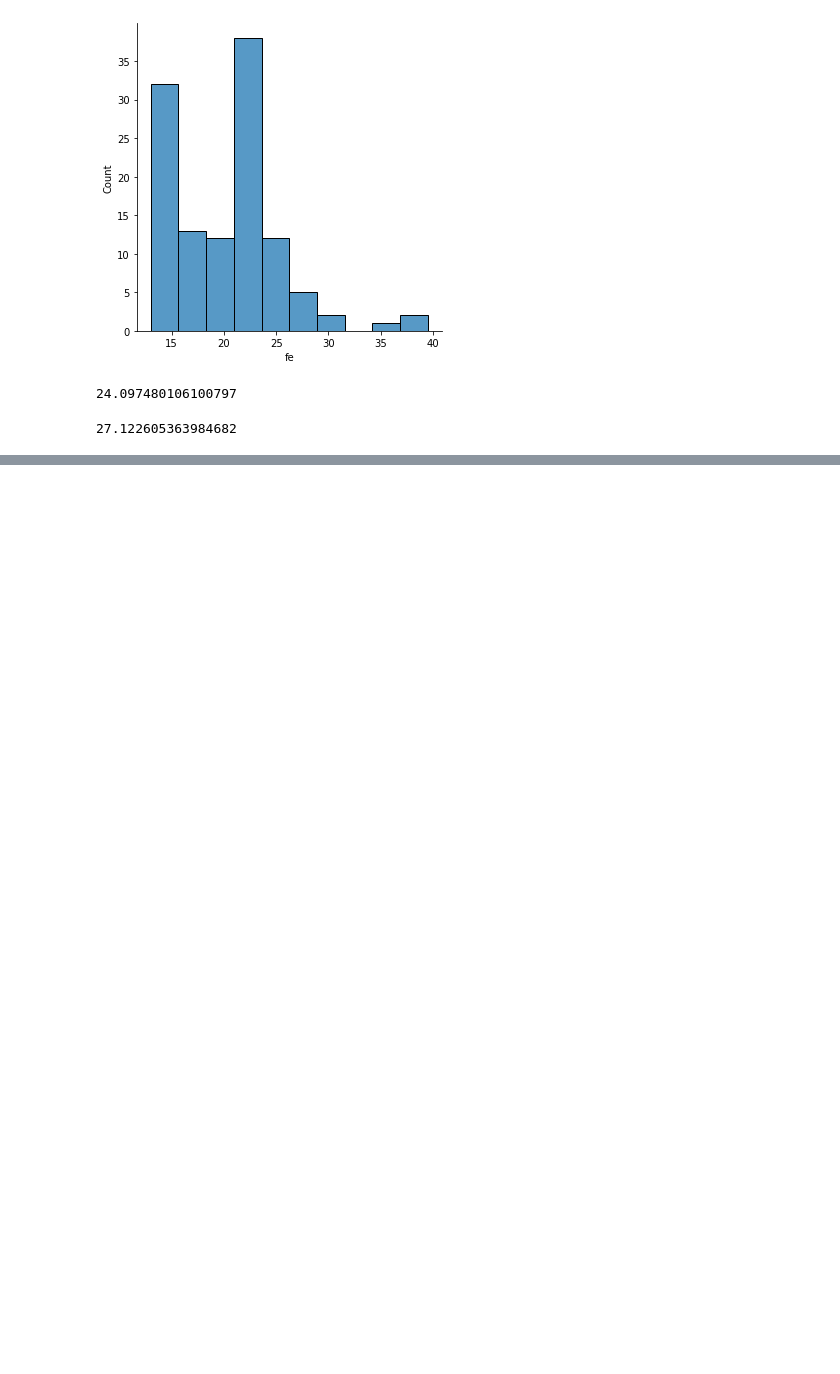
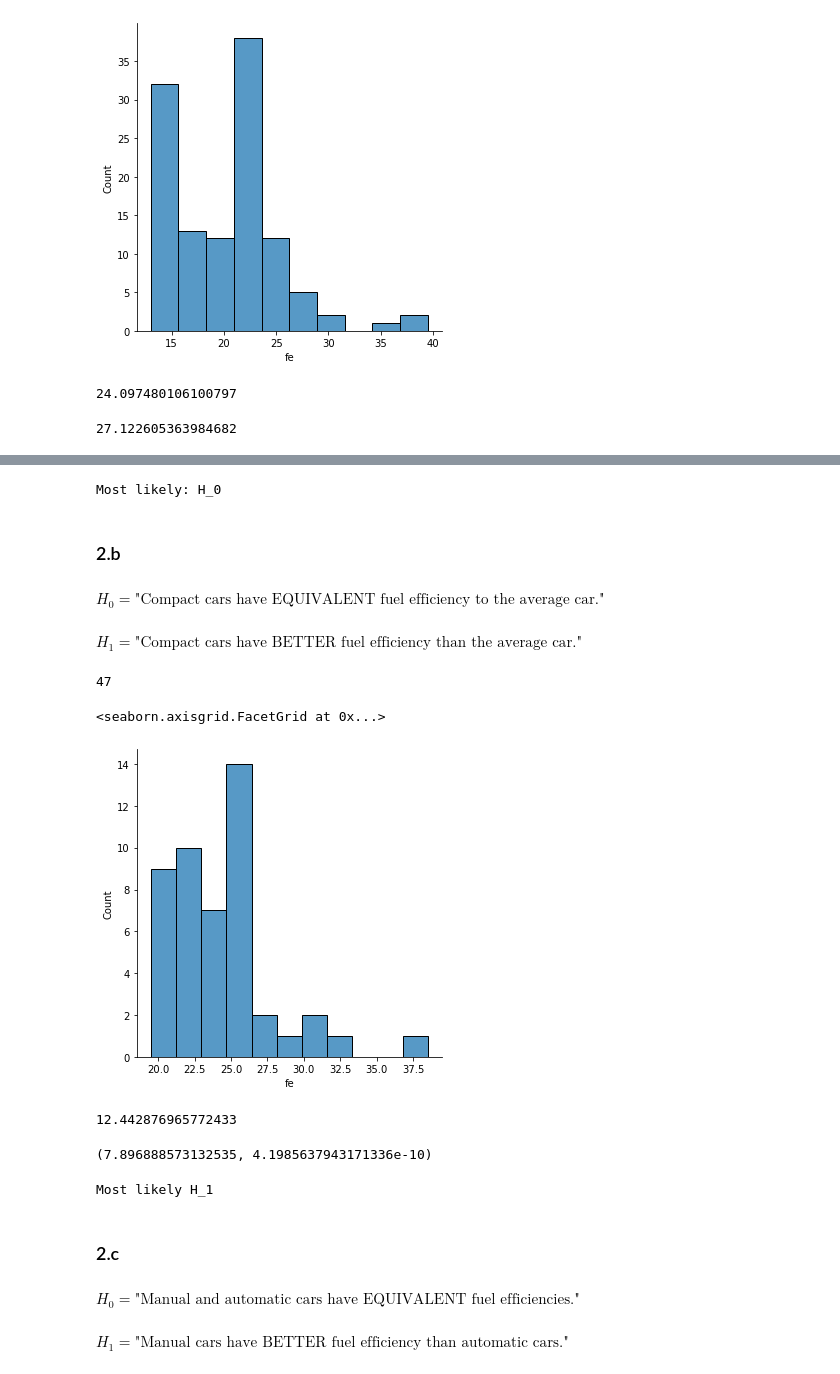
Before and after one commit to hinzle/statistics-exercises, a Jupyter notebook: hypothesis_testing.ipynb, the cells around one changed output, grey strips where cells are left out. Cells and saved outputs as stored; diff of their text form; code cells hidden in the pictures; blank space fills up the shorter version.

```diff
--- a/hypothesis_testing.ipynb
+++ b/hypothesis_testing.ipynb
@@ -250,0 +284,47 @@ fe_1999.var()
+# %%
+if p < α:
+	print(f'Most likely: H_1')
+else:
+	print('Most likely: H_0')
+# %% [output]
+Most likely: H_0
+# %% [markdown]
+### 2.b
+# %% [markdown]
+$ H_0 = \textrm{"Compact cars have EQUIVALENT fuel efficiency to the average car." }$
+# %% [markdown]
+$ H_1 = \textrm{"Compact cars have BETTER fuel efficiency than the average car." }$
+# %%
+compacts=df[df.vehicle_class=='compact'].fe
+compacts.count()
+# %% [output]
+47
+# %%
+sns.displot(compacts)
+# %% [output]
+<seaborn.axisgrid.FacetGrid at 0x...>
+[figure, added]
+# %%
+compacts.var()
+# %% [output]
+12.442876965772433
+# %%
+t,p=stats.ttest_1samp(compacts,df.fe.mean())
+t,p
+# %% [output]
+(7.896888573132535, 4.1985637943171336e-10)
+# %%
+if p/2 > α:
+    print("Most likely H_0")
+elif t < 0:
+    print("Most likely H_0")
+else:
+    print("Most likely H_1")
+# %% [output]
+Most likely H_1
+# %% [markdown]
+### 2.c
+# %% [markdown]
+$ H_0 = \textrm{"Manual and automatic cars have EQUIVALENT fuel efficiencies." }$
+# %% [markdown]
+$ H_1 = \textrm{"Manual cars have BETTER fuel efficiency than automatic cars." }$
```
Also changed, not shown: parts of 158 cells of this notebook, 2 other files.
